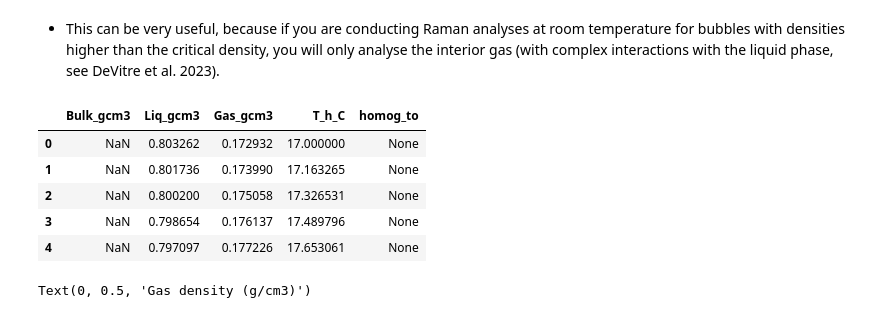
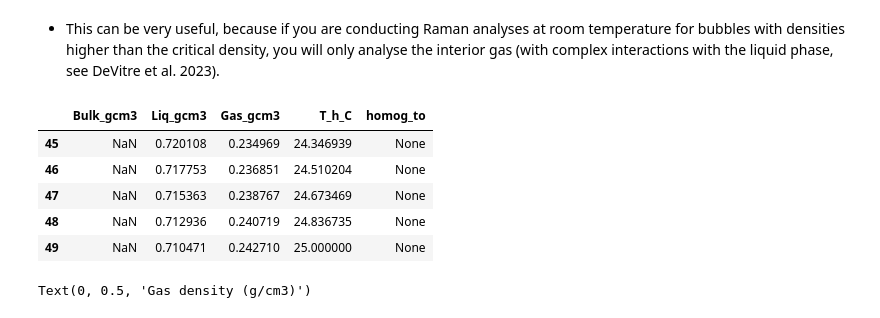
Before and after one commit to PennyWieser/DiadFit, a Jupyter notebook: docs/Examples/Example7_Useful_EOS_Calcs/EOS_Calcs1.ipynb, the cells around one changed output. Drawn from its saved outputs; the diff is of its cells as text; code cells hidden in the pictures.

```diff
--- a/docs/Examples/Example7_Useful_EOS_Calcs/EOS_Calcs1.ipynb
+++ b/docs/Examples/Example7_Useful_EOS_Calcs/EOS_Calcs1.ipynb
@@ -14,15 +30,15 @@
 # %%
 # Lets consider 'room Temps' between 18 and 23C using Span and Wagner 1996
 Temps=np.linspace(17, 25)
 df_roomT_SW96=pf.calculate_CO2_density_homog_T(T_h_C=Temps, EOS='SW96')
-df_roomT_SW96.head()
+df_roomT_SW96.tail()
 # %% [output]
 |  | Bulk_gcm3 | Liq_gcm3 | Gas_gcm3 | T_h_C | homog_to |
-| 0 | NaN | 0.803262 | 0.172932 | 17.000000 | None |
-| 1 | NaN | 0.801736 | 0.173990 | 17.163265 | None |
-| 2 | NaN | 0.800200 | 0.175058 | 17.326531 | None |
-| 3 | NaN | 0.798654 | 0.176137 | 17.489796 | None |
-| 4 | NaN | 0.797097 | 0.177226 | 17.653061 | None |
+| 45 | NaN | 0.720108 | 0.234969 | 24.346939 | None |
+| 46 | NaN | 0.717753 | 0.236851 | 24.510204 | None |
+| 47 | NaN | 0.715363 | 0.238767 | 24.673469 | None |
+| 48 | NaN | 0.712936 | 0.240719 | 24.836735 | None |
+| 49 | NaN | 0.710471 | 0.242710 | 25.000000 | None |
 # %%
 fig, (ax1, ax2) = plt.subplots(1, 2, figsize=(10,5))
 ax1.plot(Temps, df_roomT_SW96['Liq_gcm3'], '-r', label='SW96')
```
Also changed, not shown: parts of 8 cells of this notebook.
